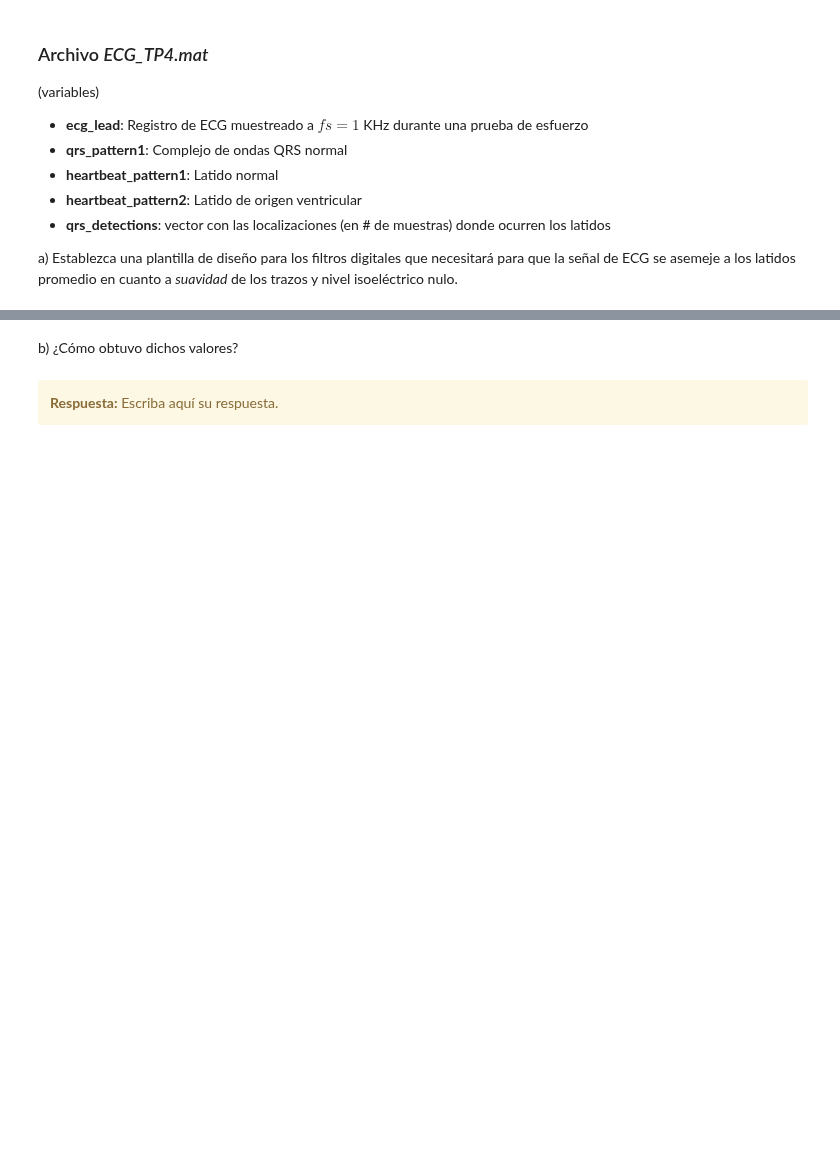
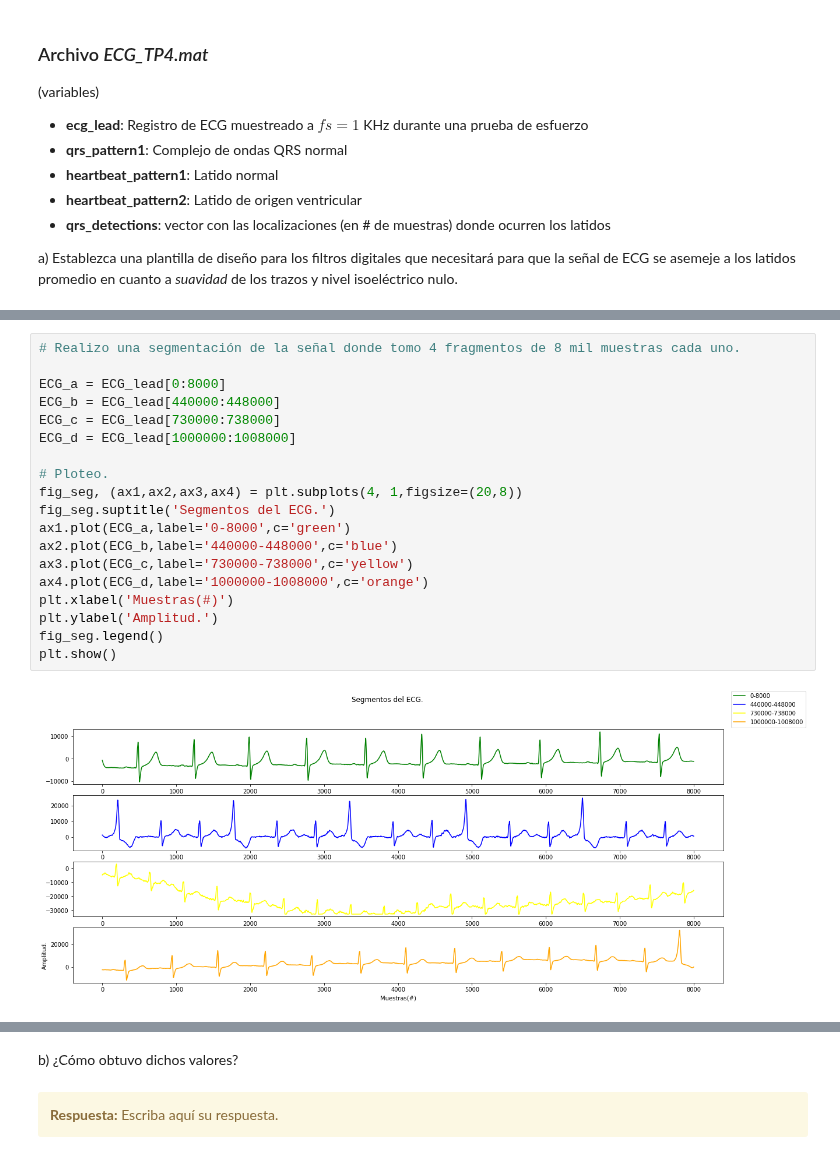
Before and after one commit to jbl95/pds-trabajosPracticos, a Jupyter notebook: TP4 - Filtrado.ipynb, the cells around one changed output, grey strips where cells are left out. Cells and saved outputs as stored; diff of their text form; blank space fills up the shorter version.

```diff
--- a/TP4 - Filtrado.ipynb
+++ b/TP4 - Filtrado.ipynb
@@ -277,2 +323,23 @@ a) Establezca una plantilla de diseño para los filtros digitales que necesitar
+# %%
+# Realizo una segmentación de la señal donde tomo 4 fragmentos de 8 mil muestras cada uno.
+
+ECG_a = ECG_lead[0:8000]
+ECG_b = ECG_lead[440000:448000]
+ECG_c = ECG_lead[730000:738000]
+ECG_d = ECG_lead[1000000:1008000]
+
+# Ploteo.
+fig_seg, (ax1,ax2,ax3,ax4) = plt.subplots(4, 1,figsize=(20,8))
+fig_seg.suptitle('Segmentos del ECG.')
+ax1.plot(ECG_a,label='0-8000',c='green')
+ax2.plot(ECG_b,label='440000-448000',c='blue')
+ax3.plot(ECG_c,label='730000-738000',c='yellow')
+ax4.plot(ECG_d,label='1000000-1008000',c='orange')
+plt.xlabel('Muestras(#)')
+plt.ylabel('Amplitud.')
+fig_seg.legend()
+plt.show()
+# %% [output]
+[figure, added]
 # %%
 # Defina la plantilla del filtro
```
Also changed, not shown: parts of 2 cells of this notebook.
